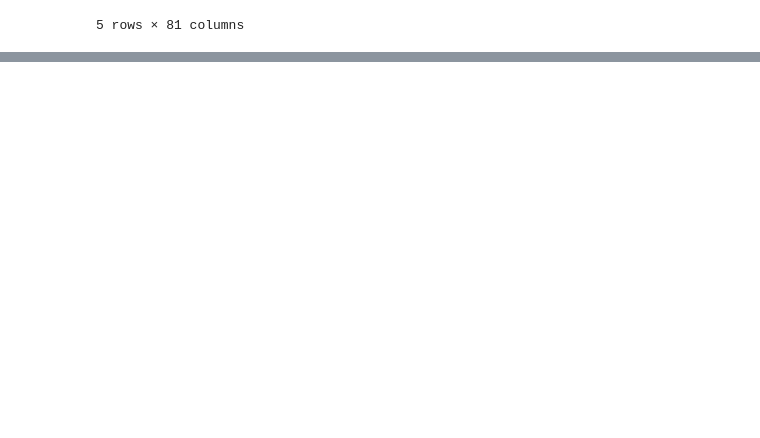
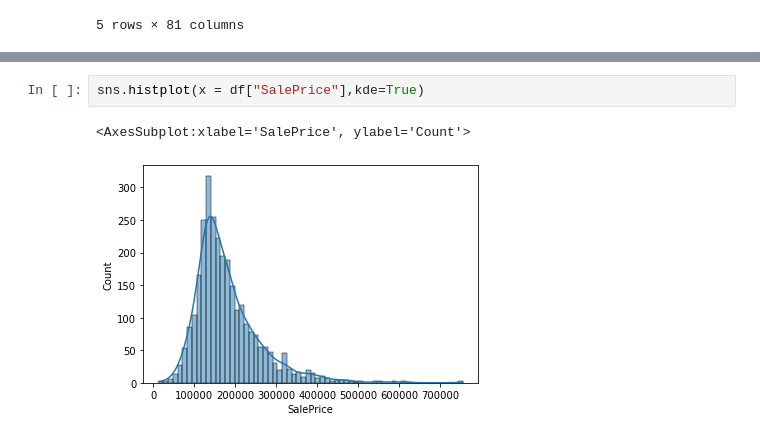
Before and after one commit to sadhiin/python-ML-DS-Masterclass-, a Jupyter notebook: 02-Feature Engineering/01-FE and Data Preprocessing.ipynb, the cells around one changed output, grey strips where cells are left out. Cells and saved outputs as stored; diff of their text form; blank space fills up the shorter version.

```diff
--- a/02-Feature Engineering/01-FE and Data Preprocessing.ipynb
+++ b/02-Feature Engineering/01-FE and Data Preprocessing.ipynb
@@ -94,0 +116,5 @@ df.shape
+# %%
+sns.histplot(x = df["SalePrice"],kde=True)
+# %% [output]
+<AxesSubplot:xlabel='SalePrice', ylabel='Count'>
+[figure, added]
```
Also changed, not shown: parts of 11 cells of this notebook, 1 other file.
